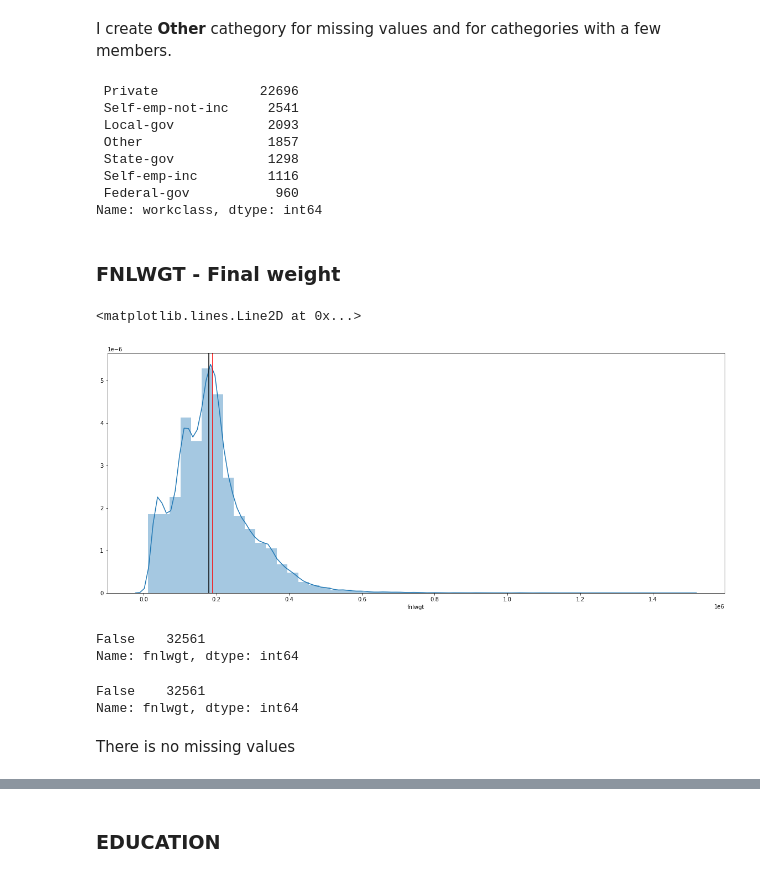
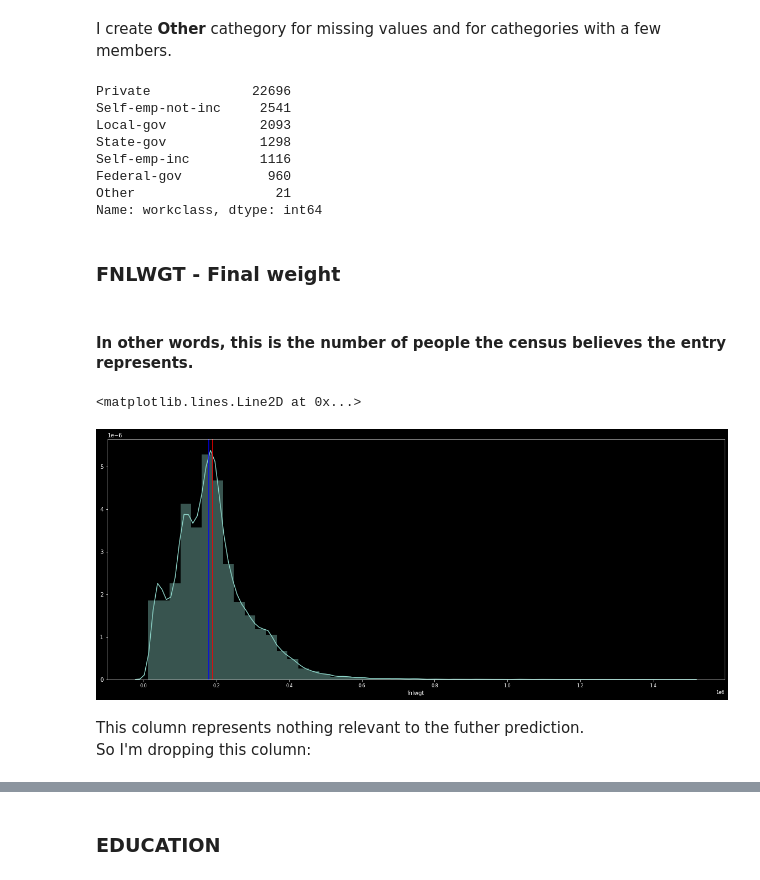
Before and after one commit to agomolka/AdultIncomeAnalysis, a Jupyter notebook: Adult_income_analysis.ipynb, the cells around one changed output, grey strips where cells are left out. Saved outputs shown, nothing was run; the diff lists cells and outputs as text; code cells hidden in the pictures.

Commit message:
Dropping irrelevant "fnlwgt" column

```diff
--- a/Adult_income_analysis.ipynb
+++ b/Adult_income_analysis.ipynb
@@ -59,6 +83,7 @@ More people earn less or equal 5OK $.
 # %% [markdown]
 ### AGE
 # %%
+plt.style.use("dark_background")
 fig = plt.figure(figsize=(20,8))
 sns.distplot(df['age'])
 
@@ -66,6 +91,6 @@ mean_value = df['age'].mean()
 plt.axvline(mean_value, c='red')
 
 median_value = df['age'].median()
-plt.axvline(median_value, c='black')
+plt.axvline(median_value, c='blue')
 # %% [output]
 <matplotlib.lines.Line2D at 0x...>
@@ -107,2 +111,0 @@ There is no missing values
-# %%
-df['age'] = pd.cut(df['age'], bins = [0, 25, 50, 100], labels = ['Young', 'Adult', 'Old'])
@@ -114,8 +112,10 @@ sns.countplot(x = 'age', hue = 'income', data = df)
 # %% [markdown]
 ### WORKCLASS
 # %%
+plt.style.use("dark_background")
 plt.subplots(figsize=(20, 10))
 plt.xticks(rotation = 45)
+plt.rc('xtick',labelsize=8)
 sns.countplot(x = 'workclass', hue = 'income', data = df)
 plt.show()
 # %% [output]
@@ -142,42 +142,33 @@ There is plenty of missing values.
 # %% [markdown]
 I create **Other** cathegory for missing values and for cathegories with a few members.
 # %%
-df['workclass'].replace([' ?', ' Without-pay', ' Never-worked'],' Other', inplace = True)
+df['workclass'].replace(['NaN', 'Without-pay', 'Never-worked'],'Other', inplace = True)
 df['workclass'].value_counts()
 # %% [output]
- Private             22696
- Self-emp-not-inc     2541
- Local-gov            2093
- Other                1857
- State-gov            1298
- Self-emp-inc         1116
- Federal-gov           960
+Private             22696
+Self-emp-not-inc     2541
+Local-gov            2093
+State-gov            1298
+Self-emp-inc         1116
+Federal-gov           960
+Other                  21
 Name: workclass, dtype: int64
 # %% [markdown]
 ### FNLWGT - Final weight
+# %% [markdown]
+#### In other words, this is the number of people the census believes the entry represents.
 # %%
+plt.style.use("dark_background")
 fig = plt.figure(figsize=(20,8))
 sns.distplot(df['fnlwgt'])
 
 mean_value = df['fnlwgt'].mean()
 plt.axvline(mean_value, c='red')
 
 median_value = df['fnlwgt'].median()
-plt.axvline(median_value, c='black')
+plt.axvline(median_value, c='blue')
 # %% [output]
 <matplotlib.lines.Line2D at 0x...>
-[figure, old version]
+[figure, new version]
-# %%
-missing_values = df["fnlwgt"] == "? "
-missing_values.value_counts()
-# %% [output]
-False    32561
-Name: fnlwgt, dtype: int64
-# %%
-missing_values = df["fnlwgt"] == 0
-missing_values.value_counts()
-# %% [output]
-False    32561
-Name: fnlwgt, dtype: int64
-# %% [markdown]
-There is no missing values
+# %% [markdown]
+This column represents nothing relevant to the futher prediction. <br> So I'm dropping this column:
```
Also changed, not shown: parts of 50 cells of this notebook.
